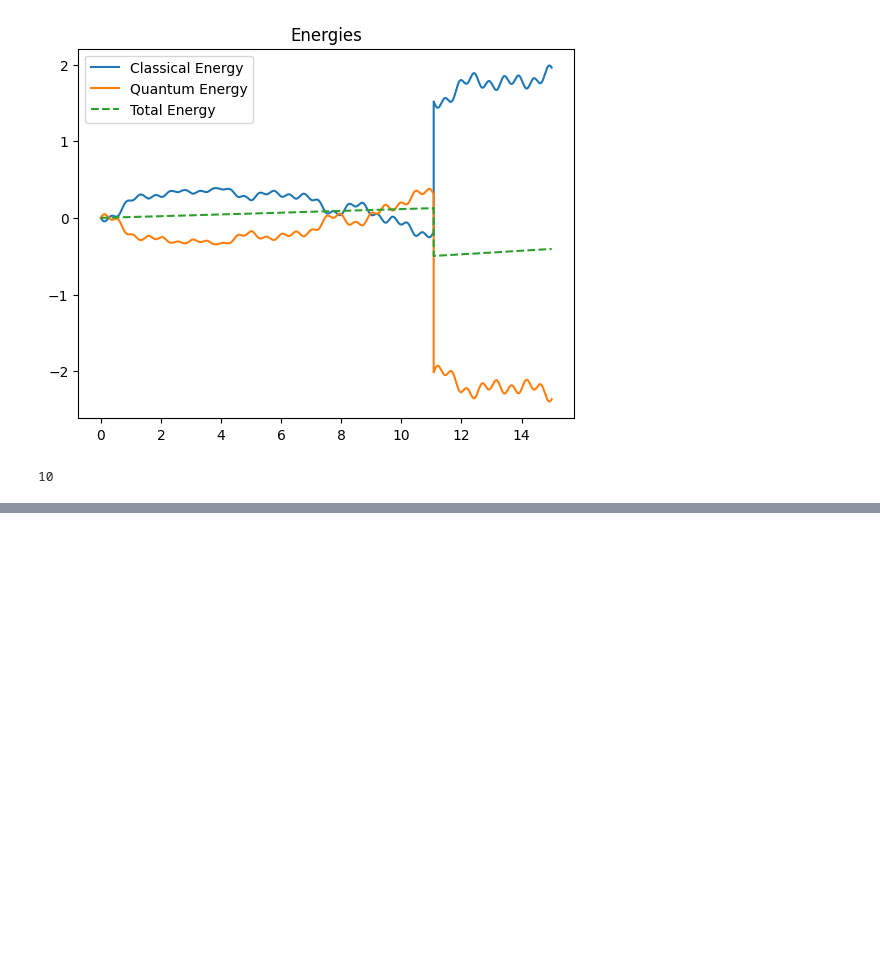
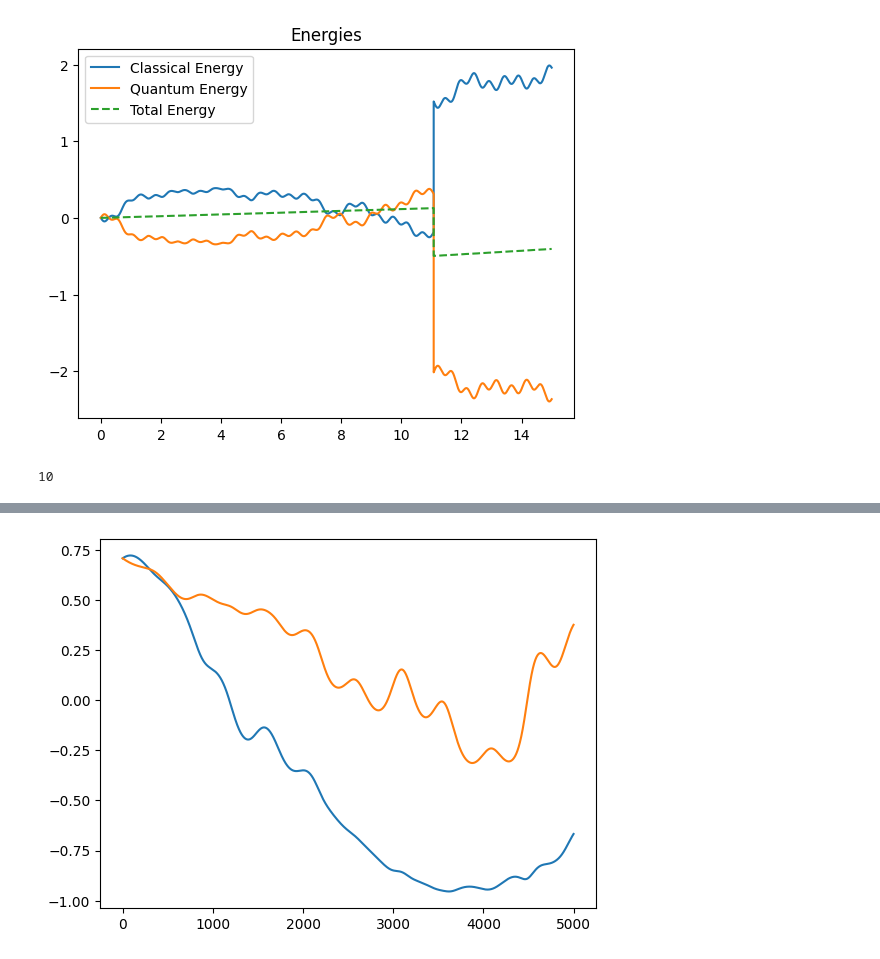
Before and after one commit to tempelaar-team/qclab-dev, a Jupyter notebook: examples/adiabatic_spin_boson_example.ipynb, the cells around one changed output, grey strips where cells are left out. Drawn from its saved outputs; the diff is of its cells as text; code cells hidden in the pictures; blank space fills up the shorter version.

```diff
--- a/examples/adiabatic_spin_boson_example.ipynb
+++ b/examples/adiabatic_spin_boson_example.ipynb
@@ -299,0 +306,6 @@ print(10)
+# %%
+wf_adb = data.data_dict["wf_adb"]
+plt.plot(wf_adb)
+plt.show()
+# %% [output]
+[figure, added]
```
Also changed, not shown: parts of 4 cells of this notebook, 5 other files.
